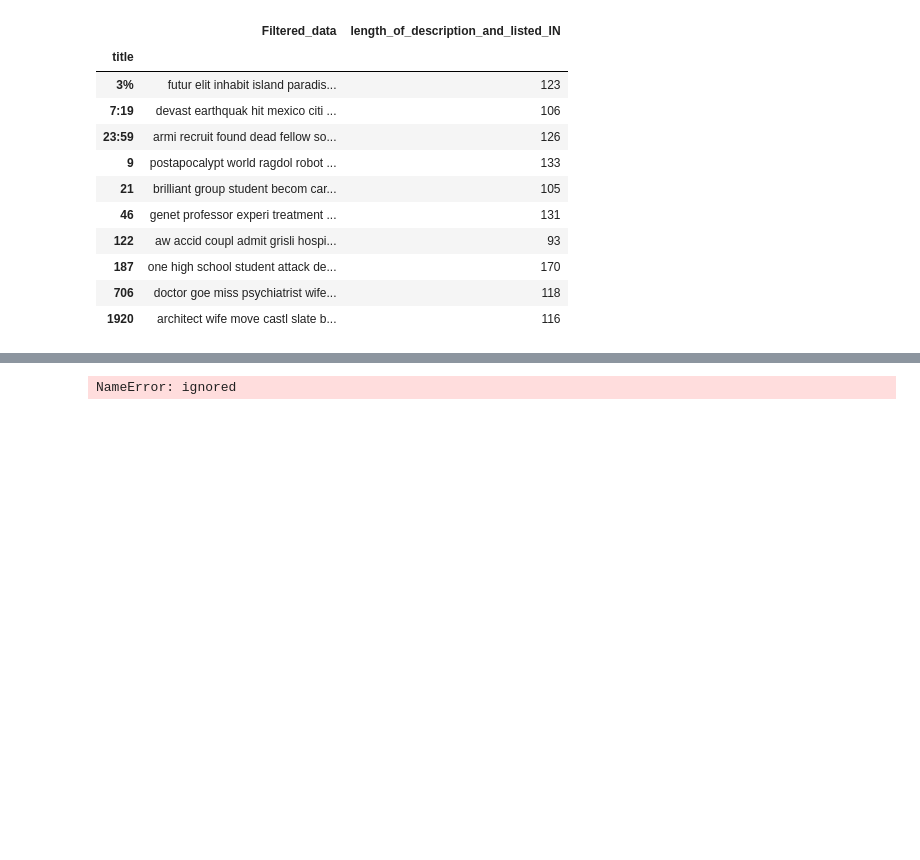
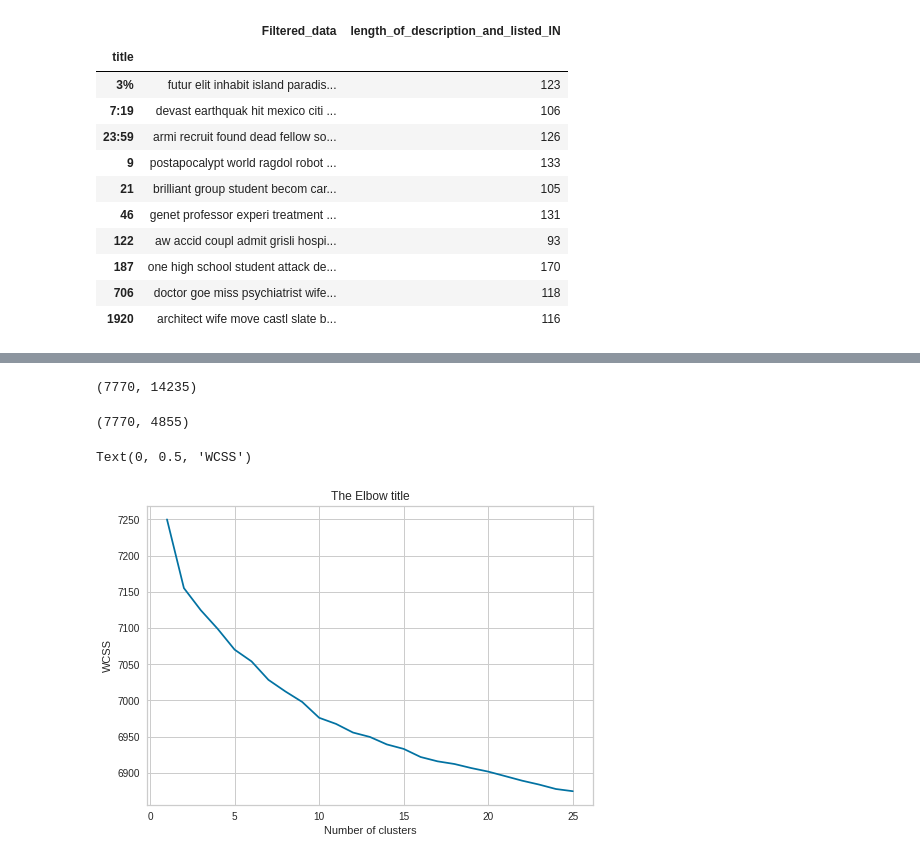
Before and after one commit to ZeeshanAhmed95/Capstone-NLP-NETFLIX-MOVIES-AND-TV-SHOWS-CLUSTERING, a Jupyter notebook: NETFLIX_MOVIES_AND_TV_SHOWS_CLUSTERING.ipynb, the cells around one changed output, grey strips where cells are left out. Drawn from its saved outputs; the diff is of its cells as text; code cells hidden in the pictures; blank space fills up the shorter version.

```diff
--- a/NETFLIX_MOVIES_AND_TV_SHOWS_CLUSTERING.ipynb
+++ b/NETFLIX_MOVIES_AND_TV_SHOWS_CLUSTERING.ipynb
@@ -784,25 +790,33 @@ X.shape
+# %%
+
+print(X.shape)
+# %% [output]
+(7770, 14235)
 # %%
 from sklearn.decomposition import PCA
 pca_tuned = PCA(n_components=0.95)
-pca_tuned.fit(X)
-X = pca_tuned.transform(X)
-X.shape
+pca_tuned.fit(X.toarray())
+X_transformed = pca_tuned.transform(X.toarray())
+X_transformed.shape
+# %% [output]
+(7770, 4855)
 # %%
 from sklearn.cluster import KMeans
 wcss=[]
 for i in range(1,26):
   kmeans = KMeans(i)
-  kmeans.fit(X)
+  kmeans.fit(X_transformed)
   wcss_iter = kmeans.inertia_
   wcss.append(wcss_iter)
 
 number_clusters = range(1,26)
 plt.plot(number_clusters,wcss)
 plt.title('The Elbow title')
 plt.xlabel('Number of clusters')
 plt.ylabel('WCSS')
 # %% [output]
-NameError: ignored
+Text(0, 0.5, 'WCSS')
+[figure, added]
 # %%
 from sklearn.datasets import make_blobs
 from sklearn.cluster import KMeans
```
Also changed, not shown: parts of 19 cells of this notebook.
